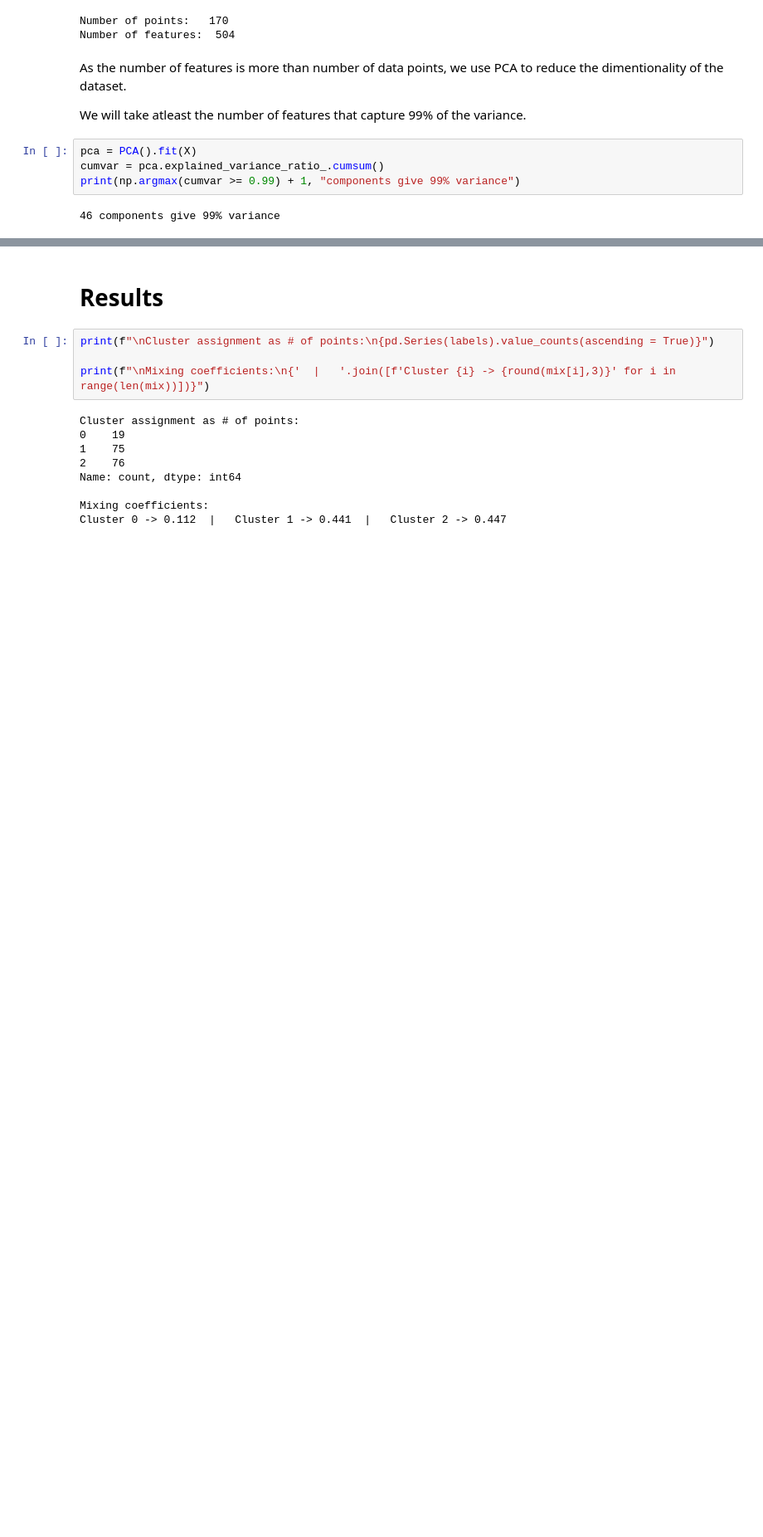
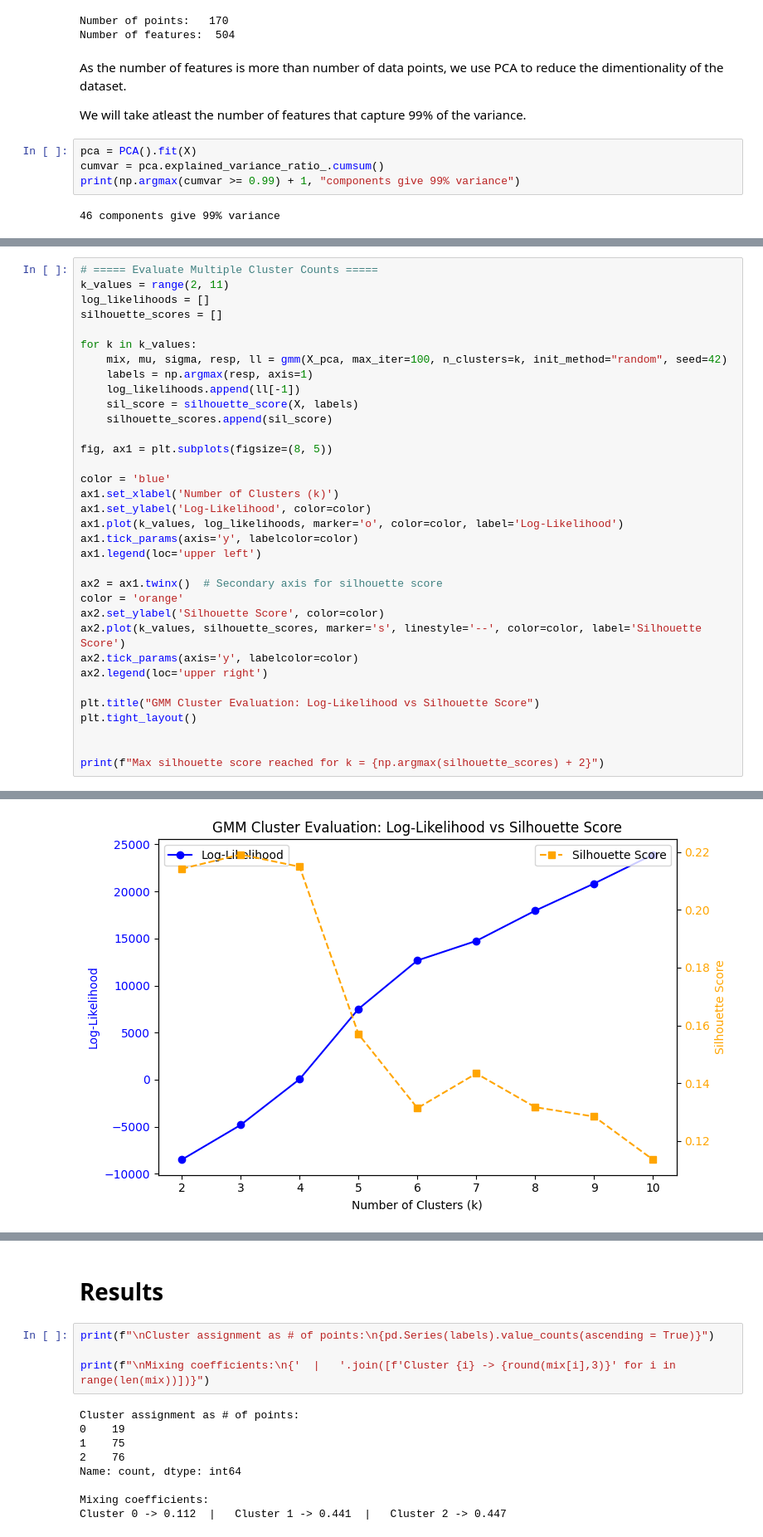
Before and after one commit to SomnathB053/gmm_traffic_data, a Jupyter notebook: sensors_clusters.ipynb, the cells around one changed output, grey strips where cells are left out. Shown: that part at 83% size. Saved outputs shown, nothing was run; the diff lists cells and outputs as text; blank space fills up the shorter version.

```diff
--- a/sensors_clusters.ipynb
+++ b/sensors_clusters.ipynb
@@ -156,0 +169,35 @@ print(np.argmax(cumvar >= 0.99) + 1, "components give 99% variance")
+# %%
+# ===== Evaluate Multiple Cluster Counts =====
+k_values = range(2, 11)
+log_likelihoods = []
+silhouette_scores = []
+
+for k in k_values:
+    mix, mu, sigma, resp, ll = gmm(X_pca, max_iter=100, n_clusters=k, init_method="random", seed=42)
+    labels = np.argmax(resp, axis=1)
+    log_likelihoods.append(ll[-1])
+    sil_score = silhouette_score(X, labels)
+    silhouette_scores.append(sil_score)
+
+fig, ax1 = plt.subplots(figsize=(8, 5))
+
+color = 'blue'
+ax1.set_xlabel('Number of Clusters (k)')
+ax1.set_ylabel('Log-Likelihood', color=color)
+ax1.plot(k_values, log_likelihoods, marker='o', color=color, label='Log-Likelihood')
+ax1.tick_params(axis='y', labelcolor=color)
+ax1.legend(loc='upper left')
+
+ax2 = ax1.twinx()  # Secondary axis for silhouette score
+color = 'orange'
+ax2.set_ylabel('Silhouette Score', color=color)
+ax2.plot(k_values, silhouette_scores, marker='s', linestyle='--', color=color, label='Silhouette Score')
+ax2.tick_params(axis='y', labelcolor=color)
+ax2.legend(loc='upper right')
+
+plt.title("GMM Cluster Evaluation: Log-Likelihood vs Silhouette Score")
+plt.tight_layout()
+
+
+print(f"Max silhouette score reached for k = {np.argmax(silhouette_scores) + 2}")
+# %% [output]
@@ -157 +214,2 @@ print(np.argmax(cumvar >= 0.99) + 1, "components give 99% variance")
+[figure, added]
 # %%
```
Also changed, not shown: parts of 9 cells of this notebook, 10 other files.
